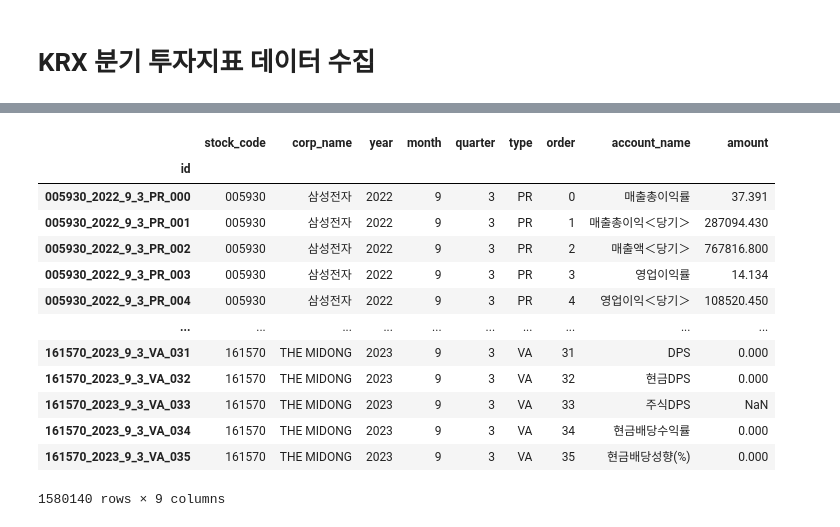
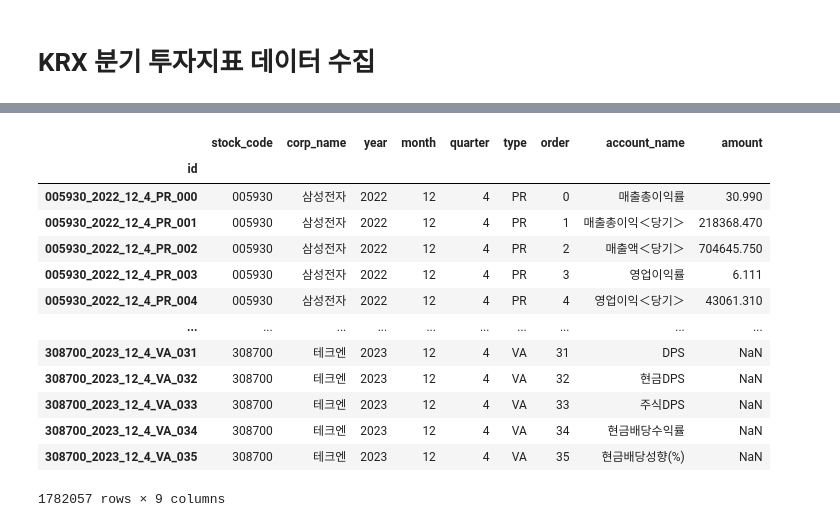
Before and after one commit to aiden-noh/first_filtering, a Jupyter notebook: collect_iv_quarter.ipynb, the cells around one changed output, grey strips where cells are left out. Cells and saved outputs as stored; diff of their text form; code cells hidden in the pictures.

```diff
--- a/collect_iv_quarter.ipynb
+++ b/collect_iv_quarter.ipynb
@@ -84,21 +84,21 @@ https://navercomp.wisereport.co.kr/v2/company/cF4002.aspx?cmp_cd=001390&frq=1&rp
 # %%
-df_gbq.to_csv('./csv/iv_quarter_240202.csv')
+df_gbq.to_csv('./csv/iv_quarter_240403.csv')
 df_gbq
 # %% [output]
 |  | stock_code | corp_name | year | month | quarter | type | order | account_name | amount |
 | id |  |  |  |  |  |  |  |  |  |
-| 005930_2022_9_3_PR_000 | 005930 | 삼성전자 | 2022 | 9 | 3 | PR | 0 | 매출총이익률 | 37.391 |
-| 005930_2022_9_3_PR_001 | 005930 | 삼성전자 | 2022 | 9 | 3 | PR | 1 | 매출총이익＜당기＞ | 287094.430 |
-| 005930_2022_9_3_PR_002 | 005930 | 삼성전자 | 2022 | 9 | 3 | PR | 2 | 매출액＜당기＞ | 767816.800 |
-| 005930_2022_9_3_PR_003 | 005930 | 삼성전자 | 2022 | 9 | 3 | PR | 3 | 영업이익률 | 14.134 |
-| 005930_2022_9_3_PR_004 | 005930 | 삼성전자 | 2022 | 9 | 3 | PR | 4 | 영업이익＜당기＞ | 108520.450 |
+| 005930_2022_12_4_PR_000 | 005930 | 삼성전자 | 2022 | 12 | 4 | PR | 0 | 매출총이익률 | 30.990 |
+| 005930_2022_12_4_PR_001 | 005930 | 삼성전자 | 2022 | 12 | 4 | PR | 1 | 매출총이익＜당기＞ | 218368.470 |
+| 005930_2022_12_4_PR_002 | 005930 | 삼성전자 | 2022 | 12 | 4 | PR | 2 | 매출액＜당기＞ | 704645.750 |
+| 005930_2022_12_4_PR_003 | 005930 | 삼성전자 | 2022 | 12 | 4 | PR | 3 | 영업이익률 | 6.111 |
+| 005930_2022_12_4_PR_004 | 005930 | 삼성전자 | 2022 | 12 | 4 | PR | 4 | 영업이익＜당기＞ | 43061.310 |
 | ... | ... | ... | ... | ... | ... | ... | ... | ... | ... |
-| 161570_2023_9_3_VA_031 | 161570 | THE MIDONG | 2023 | 9 | 3 | VA | 31 | DPS | 0.000 |
-| 161570_2023_9_3_VA_032 | 161570 | THE MIDONG | 2023 | 9 | 3 | VA | 32 | 현금DPS | 0.000 |
-| 161570_2023_9_3_VA_033 | 161570 | THE MIDONG | 2023 | 9 | 3 | VA | 33 | 주식DPS | NaN |
-| 161570_2023_9_3_VA_034 | 161570 | THE MIDONG | 2023 | 9 | 3 | VA | 34 | 현금배당수익률 | 0.000 |
-| 161570_2023_9_3_VA_035 | 161570 | THE MIDONG | 2023 | 9 | 3 | VA | 35 | 현금배당성향(%) | 0.000 |
+| 308700_2023_12_4_VA_031 | 308700 | 테크엔 | 2023 | 12 | 4 | VA | 31 | DPS | NaN |
+| 308700_2023_12_4_VA_032 | 308700 | 테크엔 | 2023 | 12 | 4 | VA | 32 | 현금DPS | NaN |
+| 308700_2023_12_4_VA_033 | 308700 | 테크엔 | 2023 | 12 | 4 | VA | 33 | 주식DPS | NaN |
+| 308700_2023_12_4_VA_034 | 308700 | 테크엔 | 2023 | 12 | 4 | VA | 34 | 현금배당수익률 | NaN |
+| 308700_2023_12_4_VA_035 | 308700 | 테크엔 | 2023 | 12 | 4 | VA | 35 | 현금배당성향(%) | NaN |
-1580140 rows × 9 columns
+1782057 rows × 9 columns
 # %%
 gbq.load_to_iv_quarter(df_gbq)
 # %% [output]
```
Also changed, not shown: parts of 4 cells of this notebook, 7 other files.
